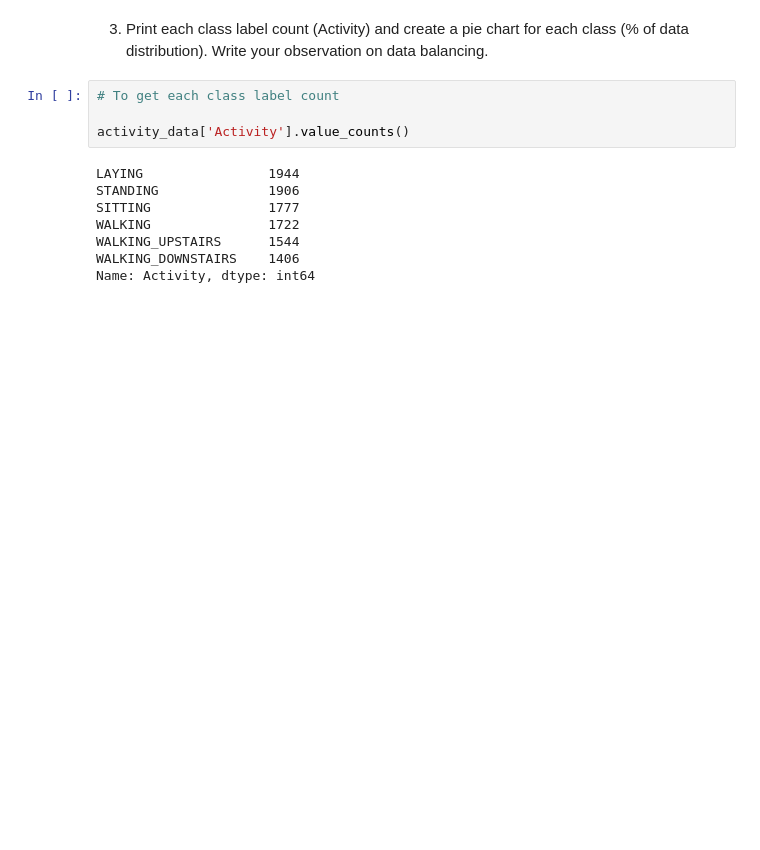
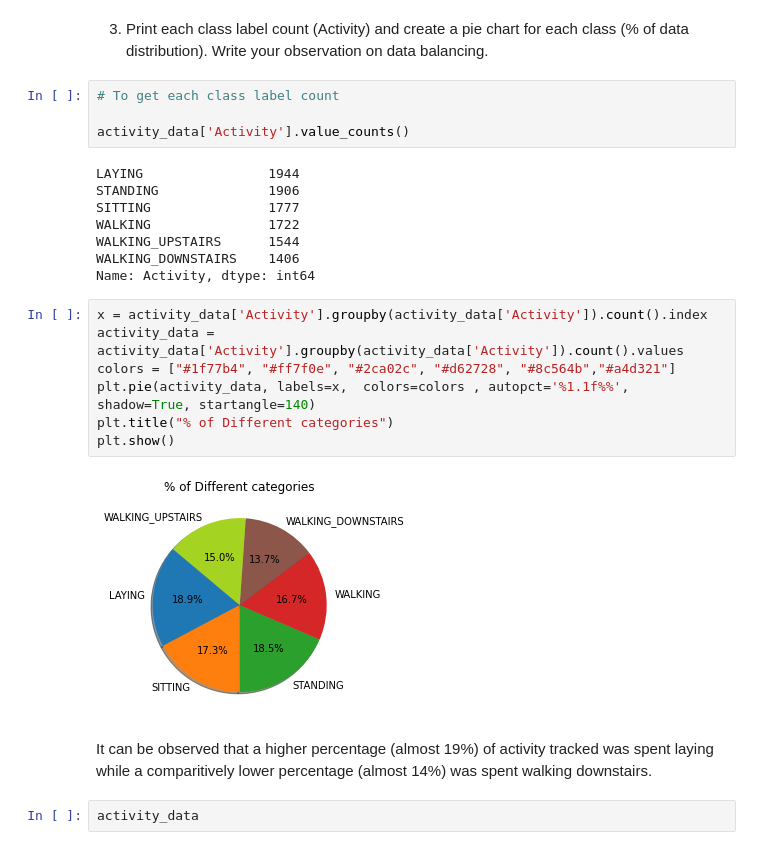
Before and after one commit to mshamesh/HumanActivityRecognition, a Jupyter notebook: Smartphones_assignment.ipynb, the cells around one changed output. Saved outputs shown, nothing was run; the diff lists cells and outputs as text; blank space fills up the shorter version.

```diff
--- a/Smartphones_assignment.ipynb
+++ b/Smartphones_assignment.ipynb
@@ -90,3 +91,16 @@ WALKING               1722
 WALKING_UPSTAIRS      1544
 WALKING_DOWNSTAIRS    1406
 Name: Activity, dtype: int64
+# %%
+x = activity_data['Activity'].groupby(activity_data['Activity']).count().index
+activity_data = activity_data['Activity'].groupby(activity_data['Activity']).count().values
+colors = ["#1f77b4", "#ff7f0e", "#2ca02c", "#d62728", "#8c564b","#a4d321"]
+plt.pie(activity_data, labels=x,  colors=colors , autopct='%1.1f%%', shadow=True, startangle=140)
+plt.title("% of Different categories")
+plt.show()
+# %% [output]
+[figure, added]
+# %% [markdown]
+It can be observed that a higher percentage (almost 19%) of activity tracked was spent laying while a comparitively lower percentage (almost 14%) was spent walking downstairs.
+# %%
+activity_data
```
Also changed, not shown: parts of 1 cell of this notebook.
